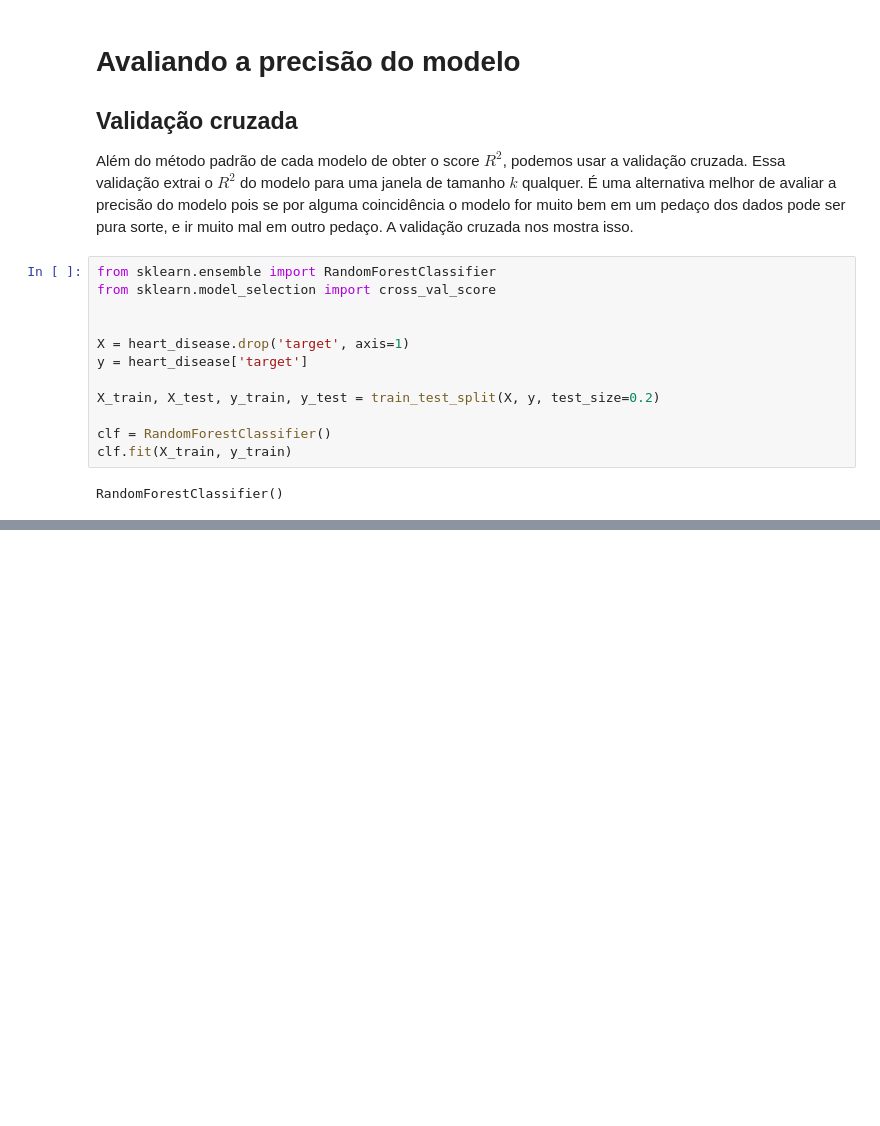
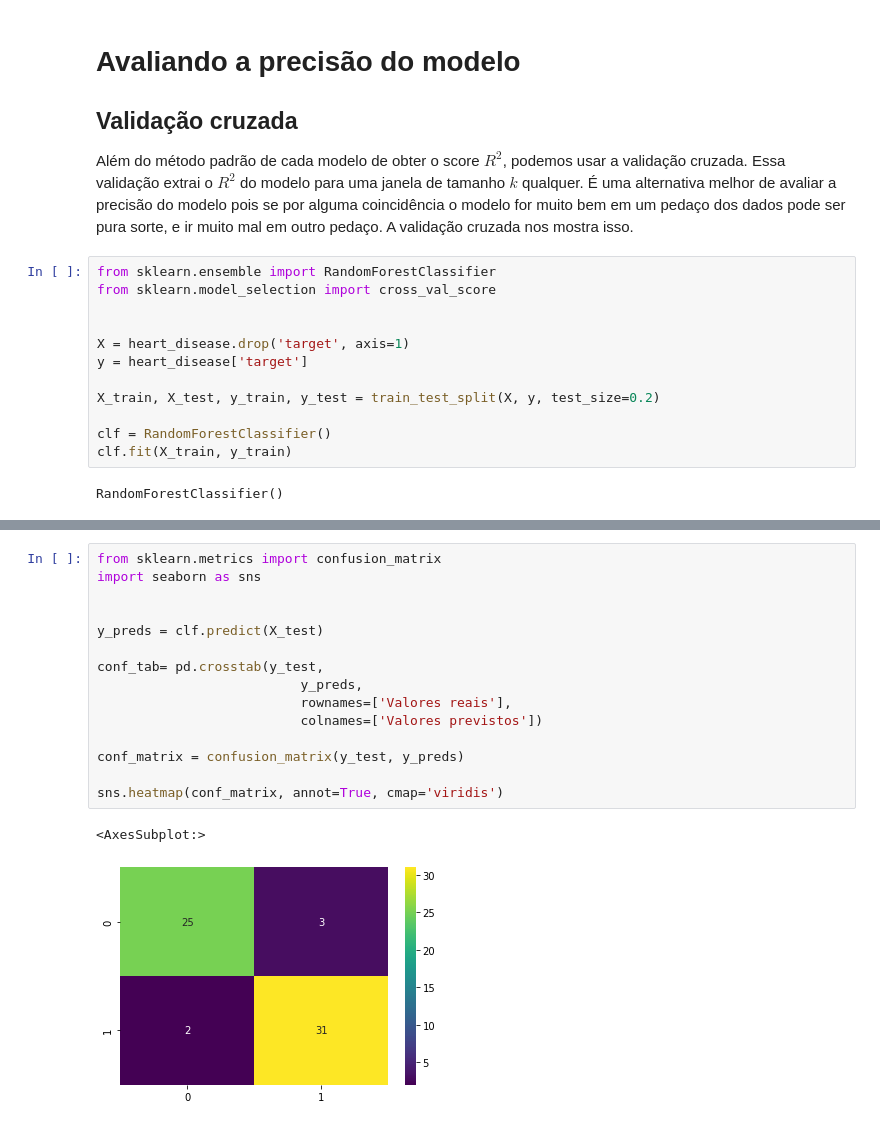
Before and after one commit to pesadaum/learning, a Jupyter notebook: courses/data-science-and-machine-learning-ztm/9_Scikit-learn/scikit_learn.ipynb, the cells around one changed output, grey strips where cells are left out. Drawn from its saved outputs; the diff is of its cells as text; blank space fills up the shorter version.

```diff
--- a/courses/data-science-and-machine-learning-ztm/9_Scikit-learn/scikit_learn.ipynb
+++ b/courses/data-science-and-machine-learning-ztm/9_Scikit-learn/scikit_learn.ipynb
@@ -633,0 +662,18 @@ array([0.78688525, 0.90163934, 0.78688525, 0.78333333, 0.76666667])
+# %%
+from sklearn.metrics import confusion_matrix
+import seaborn as sns
+
+
+y_preds = clf.predict(X_test)
+
+conf_tab= pd.crosstab(y_test,
+                          y_preds,
+                          rownames=['Valores reais'],
+                          colnames=['Valores previstos'])
+
+conf_matrix = confusion_matrix(y_test, y_preds)
+
+sns.heatmap(conf_matrix, annot=True, cmap='viridis')
+# %% [output]
+<AxesSubplot:>
+[figure, added]
```
Also changed, not shown: parts of 19 cells of this notebook.
